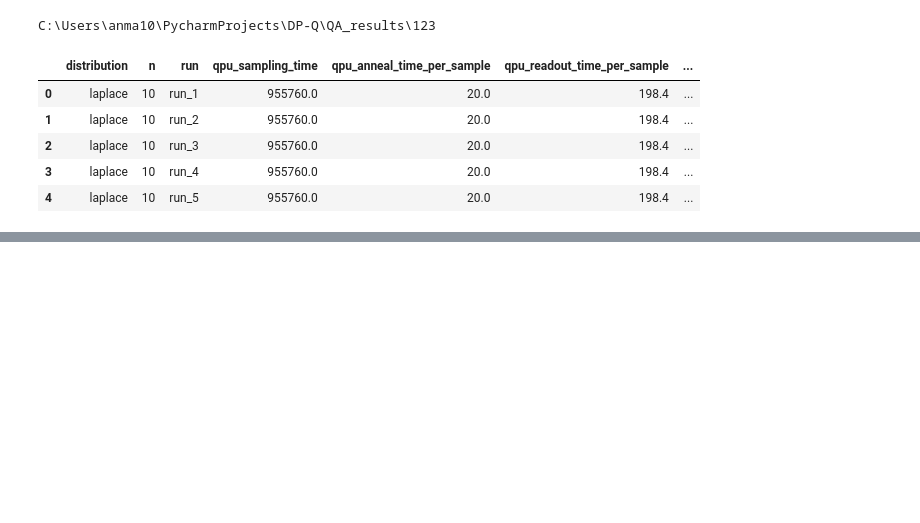
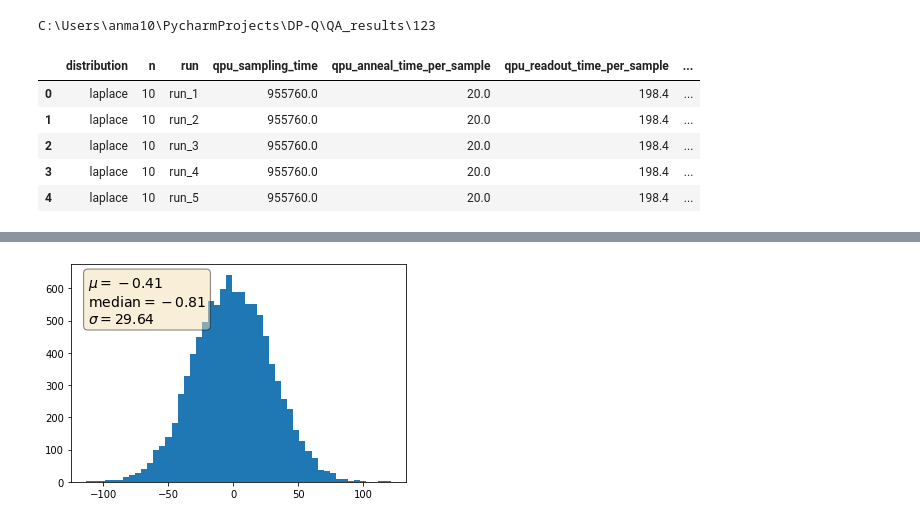
Before and after one commit to supreethmv/GCS-Q, a Jupyter notebook: QA performance.ipynb, the cells around one changed output, grey strips where cells are left out. Saved outputs shown, nothing was run; the diff lists cells and outputs as text; code cells hidden in the pictures; blank space fills up the shorter version.

```diff
--- a/QA performance.ipynb
+++ b/QA performance.ipynb
@@ -135,17 +186,30 @@ C:\Users\anma10\PycharmProjects\DP-Q\QA_results\123\output\total\uniform.jpeg
 # %%
-# pd.set_option('display.max_rows', None)
+import numpy as np
+import matplotlib.pyplot as plt
 
-# mean = full_df.groupby(['distribution', 'n']).mean()[["qpu_sampling_time"]]
-# mean.columns += '_mean'
+np.random.seed(19680801)
 
-# std = full_df.groupby(['distribution', 'n']).std()[["qpu_sampling_time"]]
-# std.columns += '_std'
+fig, ax = plt.subplots()
+x = 30*np.random.randn(10000)
+mu = x.mean()
+median = np.median(x)
+sigma = x.std()
+textstr = '\n'.join((
+    r'$\mu=%.2f$' % (mu, ),
+    r'$\mathrm{median}=%.2f$' % (median, ),
+    r'$\sigma=%.2f$' % (sigma, )))
 
-# maximum = full_df.groupby(['distribution', 'n']).max()[["qpu_sampling_time"]]
-# maximum.columns += '_max'
+ax.hist(x, 50)
+# these are matplotlib.patch.Patch properties
+props = dict(boxstyle='round', facecolor='wheat', alpha=0.5)
 
-# minimum = full_df.groupby(['distribution', 'n']).min()[["qpu_sampling_time"]]
-# minimum.columns += '_min'
+# place a text box in upper left in axes coords
+ax.text(0.05, 0.95, textstr, transform=ax.transAxes, fontsize=14,
+        verticalalignment='top', bbox=props)
+
+plt.show()
+# %% [output]
+[figure, added]
 # %%
 # df = mean.join(std)
 # df = df.join(maximum)
```
Also changed, not shown: parts of 3 cells of this notebook, 6 other files.
